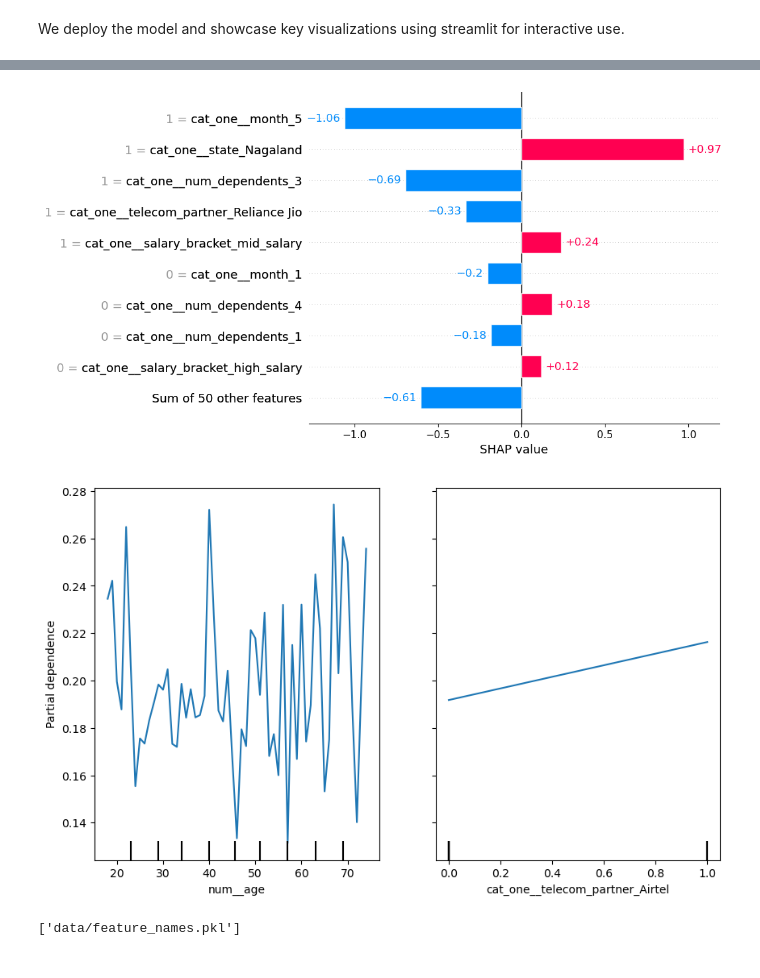
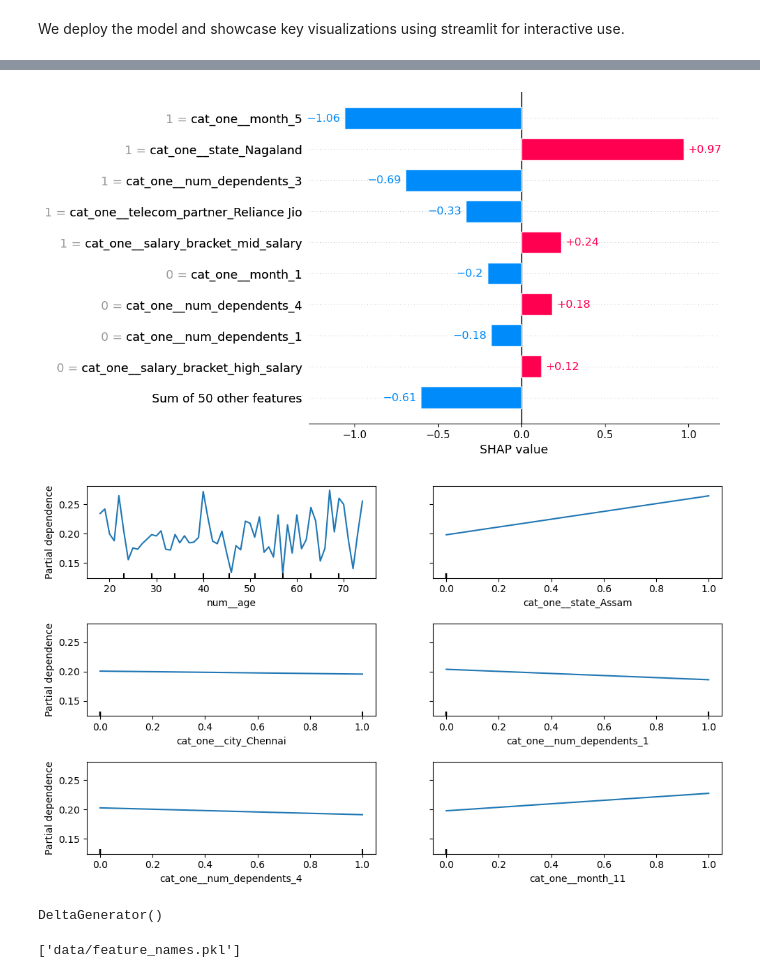
Before and after one commit to LucasHoffSchmidt/Data_Science_Customer_Churn_Prediction, a Jupyter notebook: customer_churn_prediction.ipynb, the cells around one changed output, grey strips where cells are left out. Drawn from its saved outputs; the diff is of its cells as text; code cells hidden in the pictures.

```diff
--- a/customer_churn_prediction.ipynb
+++ b/customer_churn_prediction.ipynb
@@ -850,8 +850,8 @@ from sklearn.inspection import PartialDependenceDisplay
 df = churn_clean_df.copy()
 best_model = best_model
 best_preprocessor = best_preprocessor
-X_train_transformed = X_train_transformed
-X_test_transformed = X_test_transformed
+X_train_transformed = pd.DataFrame(X_train_transformed, columns=feature_names)
+X_test_transformed = pd.DataFrame(X_test_transformed, columns=feature_names)
 feature_names = feature_names
 
 # App title
@@ -889,44 +889,45 @@ st.pyplot(fig)
 st.subheader("Age Distribution")
 fig, ax = plt.subplots()
 sns.histplot(filtered_df["age"], bins=20, kde=True, ax=ax)
 st.pyplot(fig)
 
 # SHAP Bar Plot for Single Record
 st.subheader("SHAP Feature Contributions for Selected Record")
 record_index = st.number_input("Select a record index:", min_value=0, max_value=len(X_train_transformed)-1, step=1)
 fig = plt.figure(figsize=(10, 6))
 explainer = shap.Explainer(best_model)
 shap_values = explainer(X_test_transformed)
-shap_values.feature_names = feature_names
 shap.plots.bar(shap_values[record_index])
 st.pyplot(fig)
 
-# Partial Dependence Plots
+# Partial Dependence Plots - Generating an image file (Local display, delete from deployment file)
 st.subheader("Partial Dependence Plots")
-selected_features = st.multiselect(
-    "Select variables to display in the Partial Dependence Plots",
-    feature_names,
-    default=[feature_names[0], feature_names[1]]
-)
+feature_list = [0, 7, 34, 40, 43, 54]
 
 fig, ax = plt.subplots(figsize=(10, 6))
 disp = PartialDependenceDisplay.from_estimator(
     best_model,
     X_train_transformed,
-    features=selected_features,
+    features=feature_list,
     feature_names=feature_names,
     n_cols=2,
     ax=ax
 )
 
 plt.subplots_adjust(hspace=0.5)
-st.pyplot(fig)
-plt.show() # Delete from deployment file
+plt.tight_layout()
+plt.savefig("data/pdp.png")
+plt.show()
+
+# Partial Dependence Plots - (Streamlit display)
+st.subheader("Precomputed Partial Dependence Plots")
+st.image("data/pdp.png", use_column_width=True)
 # %% [output]
 [figure]
 [figure]
 [figure]
-[figure, old version]
+[figure, new version]
+DeltaGenerator()
 # %%
 # 2) Saving variables for deployment file
 import joblib
```
Also changed, not shown: 4 other files.
